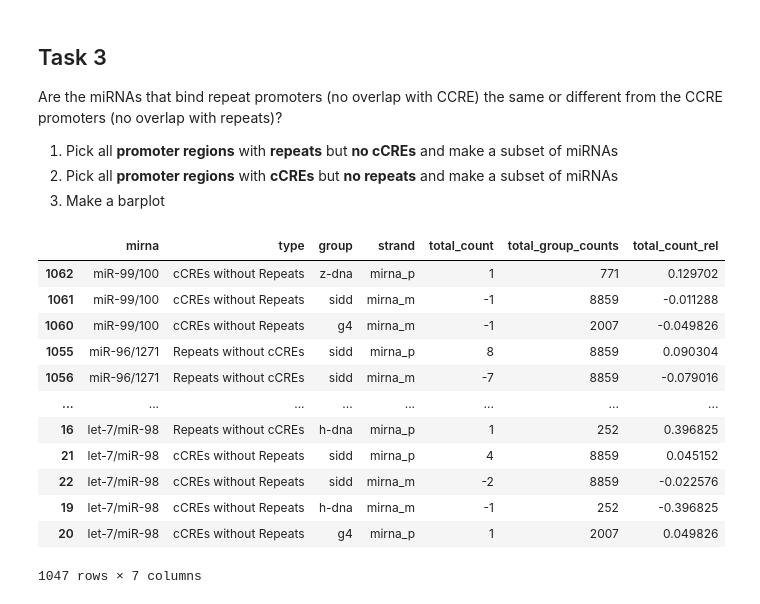
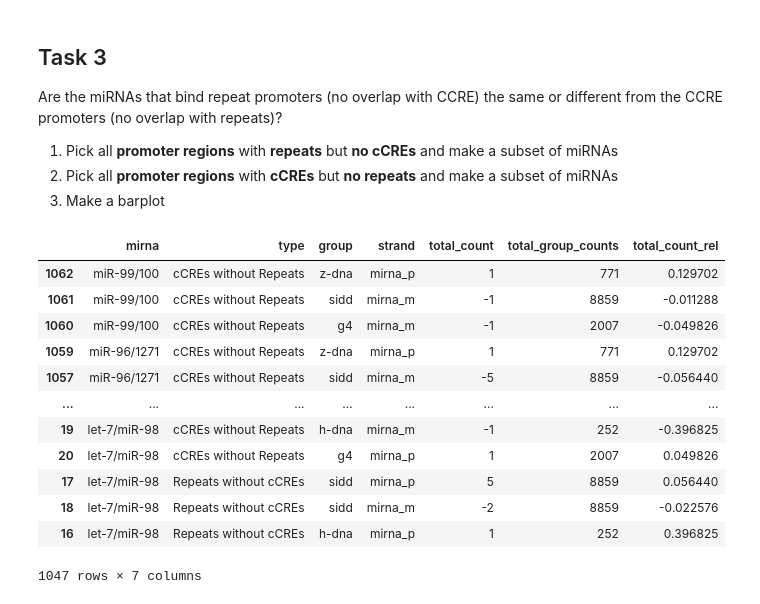
Before and after one commit to theopavlove/article_conserved_miRNA, a Jupyter notebook: notebooks/2022-08-26-miRNA_counts.ipynb, the cells around one changed output. Saved outputs shown, nothing was run; the diff lists cells and outputs as text; code cells hidden in the pictures.

```diff
--- a/notebooks/2022-08-26-miRNA_counts.ipynb
+++ b/notebooks/2022-08-26-miRNA_counts.ipynb
@@ -727,42 +716,42 @@ form_df = (
         value_name="mirna",
     )
     .groupby(["mirna", "type", "group"])["strand"]
     .value_counts()
     .to_frame()
     .rename(columns={"strand": "total_count"})
     .reset_index()
     .replace("", np.nan)
     .dropna()
     # .pivot(index=['mirna', 'type', 'group'], columns=['strand'], values=['total_count'])
     # .reset_index()
     # .fillna(0)
     # .assign(mirna_difference=lambda x: x[('total_count', 'mirna_p')] - x[('total_count', 'mirna_m')])
     # .droplevel(1, axis=1)
     .replace('quadruplex', 'g4')
-    .sort_values(["mirna", 'type', 'group'], ascending=[False, True, False])
+    .sort_values(["mirna", 'type', 'group'], ascending=[False, False, False])
 )
 
 form_df['total_count'] = form_df.apply(lambda x: -x['total_count'] if x['strand']=='mirna_m' else x['total_count'], axis=1)
 
 # form_df.columns = ['mirna', 'type', 'group', '- strand', '+ strand', 'strand difference']
 
 form_df['total_group_counts'] = form_df.assign(total_count=lambda x: x.total_count.apply(abs)).groupby('group')['total_count'].transform('sum')
 form_df['total_count_rel'] = form_df['total_count'] / form_df['total_group_counts'] * 100
 
 form_df
 # %% [output]
 |  | mirna | type | group | strand | total_count | total_group_counts | total_count_rel |
 | 1062 | miR-99/100 | cCREs without Repeats | z-dna | mirna_p | 1 | 771 | 0.129702 |
 | 1061 | miR-99/100 | cCREs without Repeats | sidd | mirna_m | -1 | 8859 | -0.011288 |
 | 1060 | miR-99/100 | cCREs without Repeats | g4 | mirna_m | -1 | 2007 | -0.049826 |
-| 1055 | miR-96/1271 | Repeats without cCREs | sidd | mirna_p | 8 | 8859 | 0.090304 |
-| 1056 | miR-96/1271 | Repeats without cCREs | sidd | mirna_m | -7 | 8859 | -0.079016 |
+| 1059 | miR-96/1271 | cCREs without Repeats | z-dna | mirna_p | 1 | 771 | 0.129702 |
+| 1057 | miR-96/1271 | cCREs without Repeats | sidd | mirna_m | -5 | 8859 | -0.056440 |
 | ... | ... | ... | ... | ... | ... | ... | ... |
-| 16 | let-7/miR-98 | Repeats without cCREs | h-dna | mirna_p | 1 | 252 | 0.396825 |
-| 21 | let-7/miR-98 | cCREs without Repeats | sidd | mirna_p | 4 | 8859 | 0.045152 |
-| 22 | let-7/miR-98 | cCREs without Repeats | sidd | mirna_m | -2 | 8859 | -0.022576 |
 | 19 | let-7/miR-98 | cCREs without Repeats | h-dna | mirna_m | -1 | 252 | -0.396825 |
 | 20 | let-7/miR-98 | cCREs without Repeats | g4 | mirna_p | 1 | 2007 | 0.049826 |
+| 17 | let-7/miR-98 | Repeats without cCREs | sidd | mirna_p | 5 | 8859 | 0.056440 |
+| 18 | let-7/miR-98 | Repeats without cCREs | sidd | mirna_m | -2 | 8859 | -0.022576 |
+| 16 | let-7/miR-98 | Repeats without cCREs | h-dna | mirna_p | 1 | 252 | 0.396825 |
 1047 rows × 7 columns
 # %%
 fig = px.bar(
```
Also changed, not shown: parts of 10 cells of this notebook, 12 other files.
